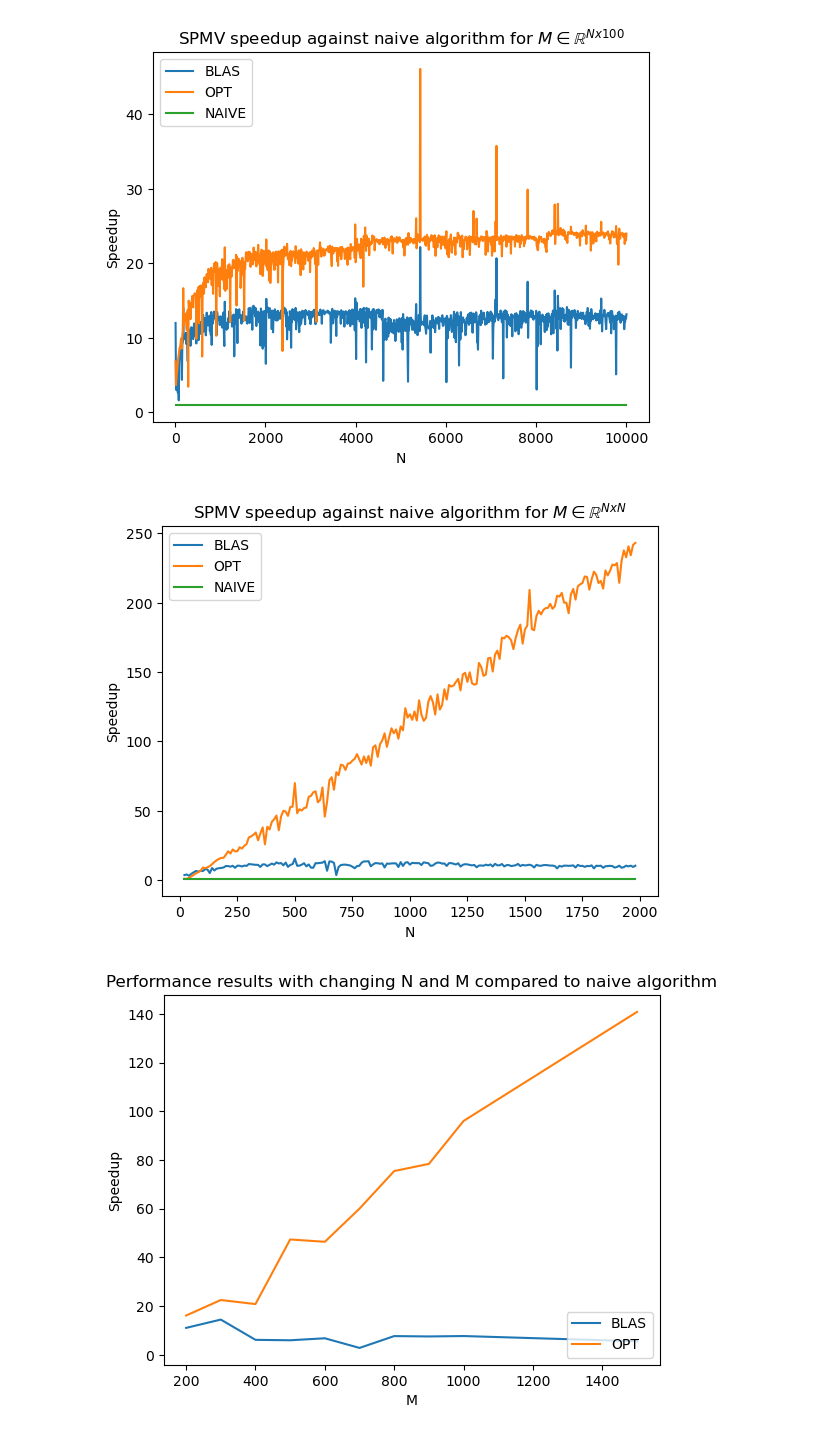
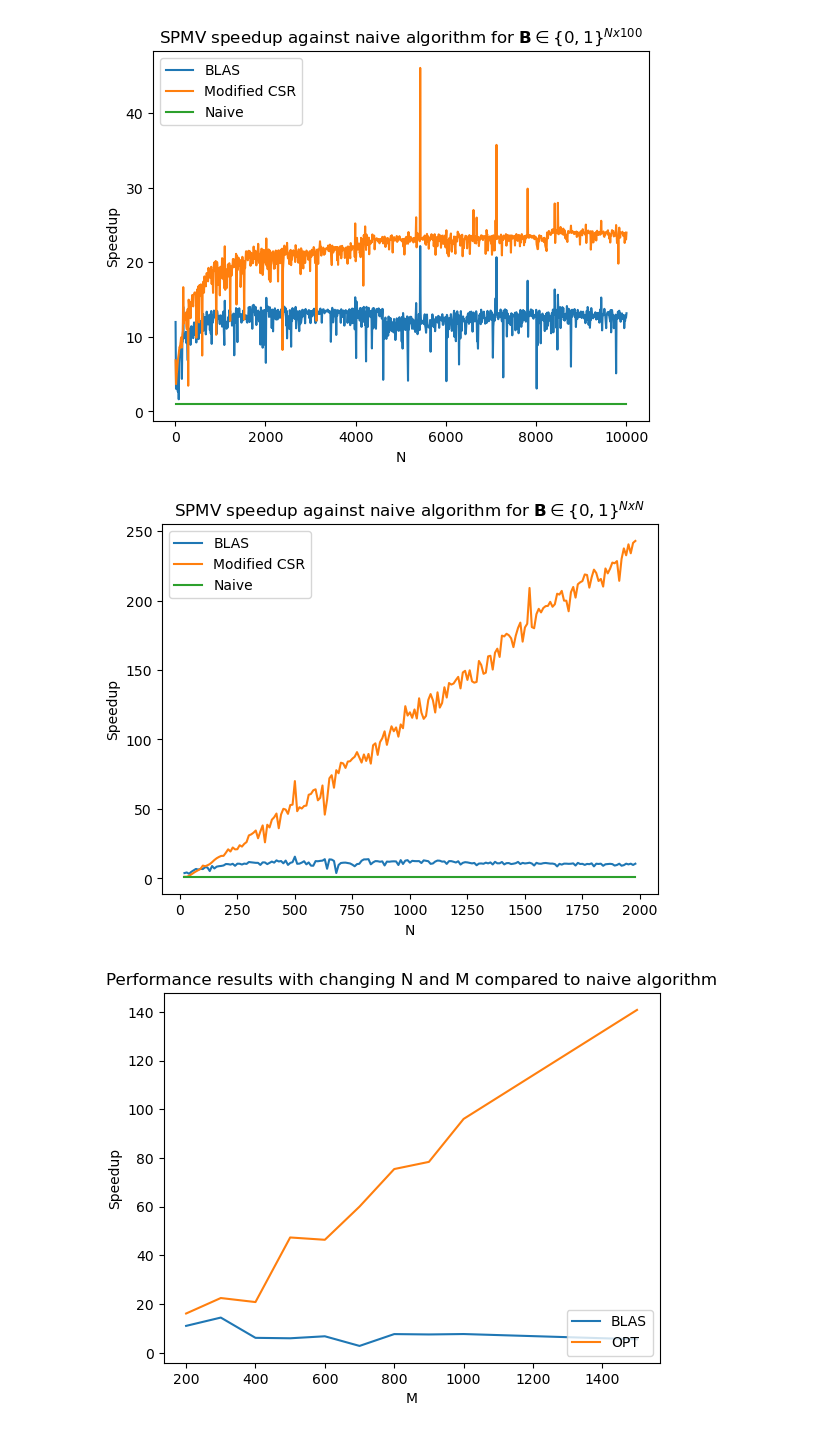
Before and after one commit to Zsivony1es/binsps-matrix-mult, a Jupyter notebook: graphs.ipynb, the cells around one changed output. Drawn from its saved outputs; the diff is of its cells as text; code cells hidden in the pictures.

```diff
--- a/graphs.ipynb
+++ b/graphs.ipynb
@@ -6,16 +6,16 @@ import time
 # %%
 csv_path = './res/performance_results_collected.csv'
 csv_path = './res/perf_res_col_v2.csv'
 df = pd.read_csv(csv_path)
 
 plt.plot(df[:1000]['N'], df[:1000]['blas_speedup'], label='BLAS')
-plt.plot(df[:1000]['N'], df[:1000]['opt_speedup'], label='OPT')
-plt.plot(df[:1000]['N'], df[:1000]['naive_speedup'], label='NAIVE')
+plt.plot(df[:1000]['N'], df[:1000]['opt_speedup'], label='Modified CSR')
+plt.plot(df[:1000]['N'], df[:1000]['naive_speedup'], label='Naive')
 plt.xlabel('N')
 plt.ylabel('Speedup')
-plt.title('SPMV speedup against naive algorithm for $M \in \mathbb{R}^{N x 100}$')
+plt.title('SPMV speedup against naive algorithm for $\mathbf{B} \in \{0,1\}^{N x 100}$')
 plt.legend(loc='upper left')
 plt.show()
 plt.close()
 # %% [output]
-[figure, old version]
+[figure, new version]
@@ -22,15 +25,15 @@ plt.close()
 # %%
 plt.plot(df[1001:1199]['N'], df[1001:1199]['blas_speedup'], label='BLAS')
-plt.plot(df[1001:1199]['N'], df[1001:1199]['opt_speedup'], label='OPT')
-plt.plot(df[1001:1199]['N'], df[1001:1199]['naive_speedup'], label='NAIVE')
+plt.plot(df[1001:1199]['N'], df[1001:1199]['opt_speedup'], label='Modified CSR')
+plt.plot(df[1001:1199]['N'], df[1001:1199]['naive_speedup'], label='Naive')
 plt.xlabel('N')
 plt.ylabel('Speedup')
-plt.title('SPMV speedup against naive algorithm for $M \in \mathbb{R}^{N x N}$')
+plt.title('SPMV speedup against naive algorithm for $\mathbf{B} \in \{0,1\}^{N x N}$')
 plt.legend(loc='upper left')
 plt.show()
 plt.close()
 # %% [output]
-[figure, old version]
+[figure, new version]
 # %%
 plt.plot(df[26:38]['M'], df[26:38]['blas_speedup'], label='BLAS')
 plt.plot(df[26:38]['M'], df[26:38]['opt_speedup'], label='OPT')
```
Also changed, not shown: parts of 3 cells of this notebook, 5 other files.
